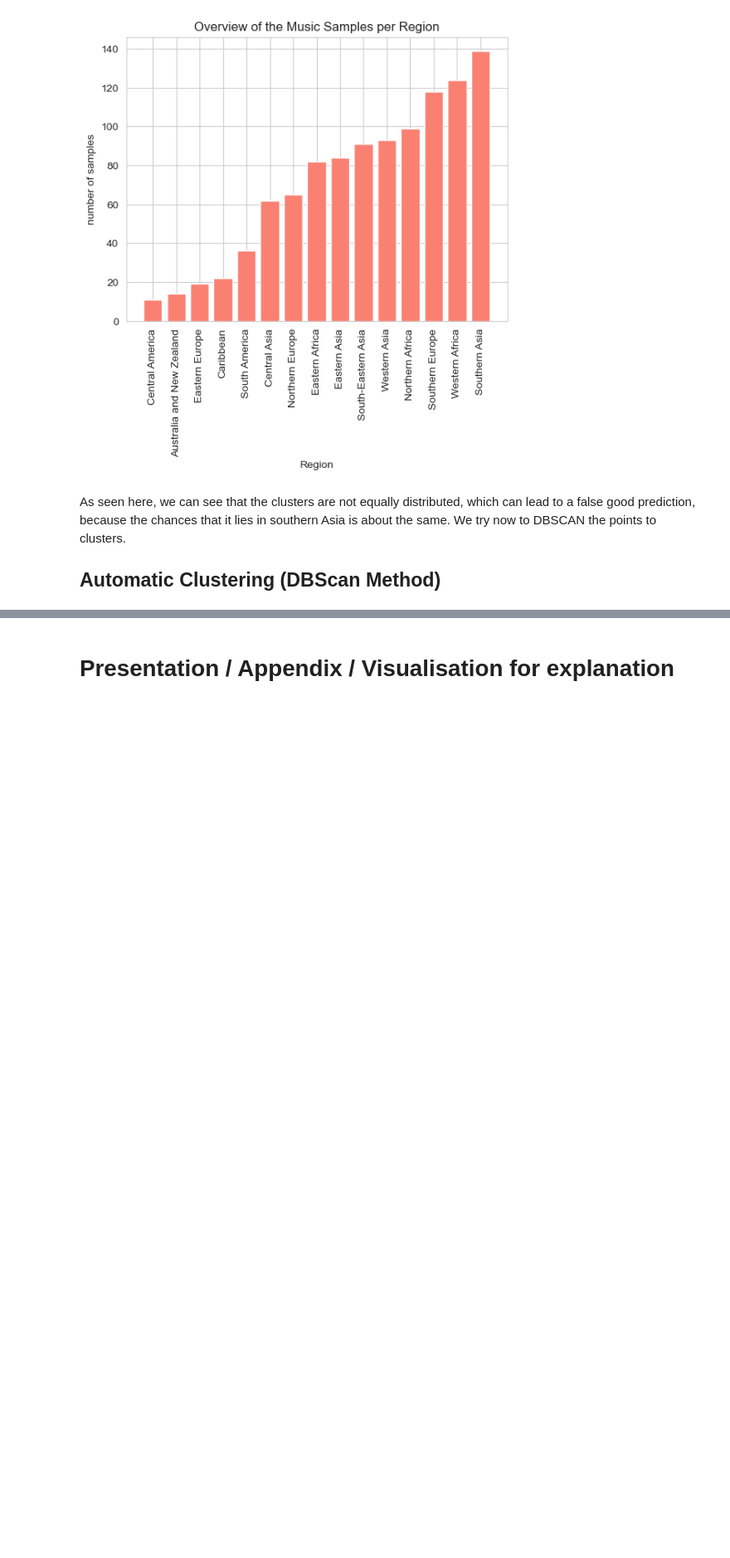
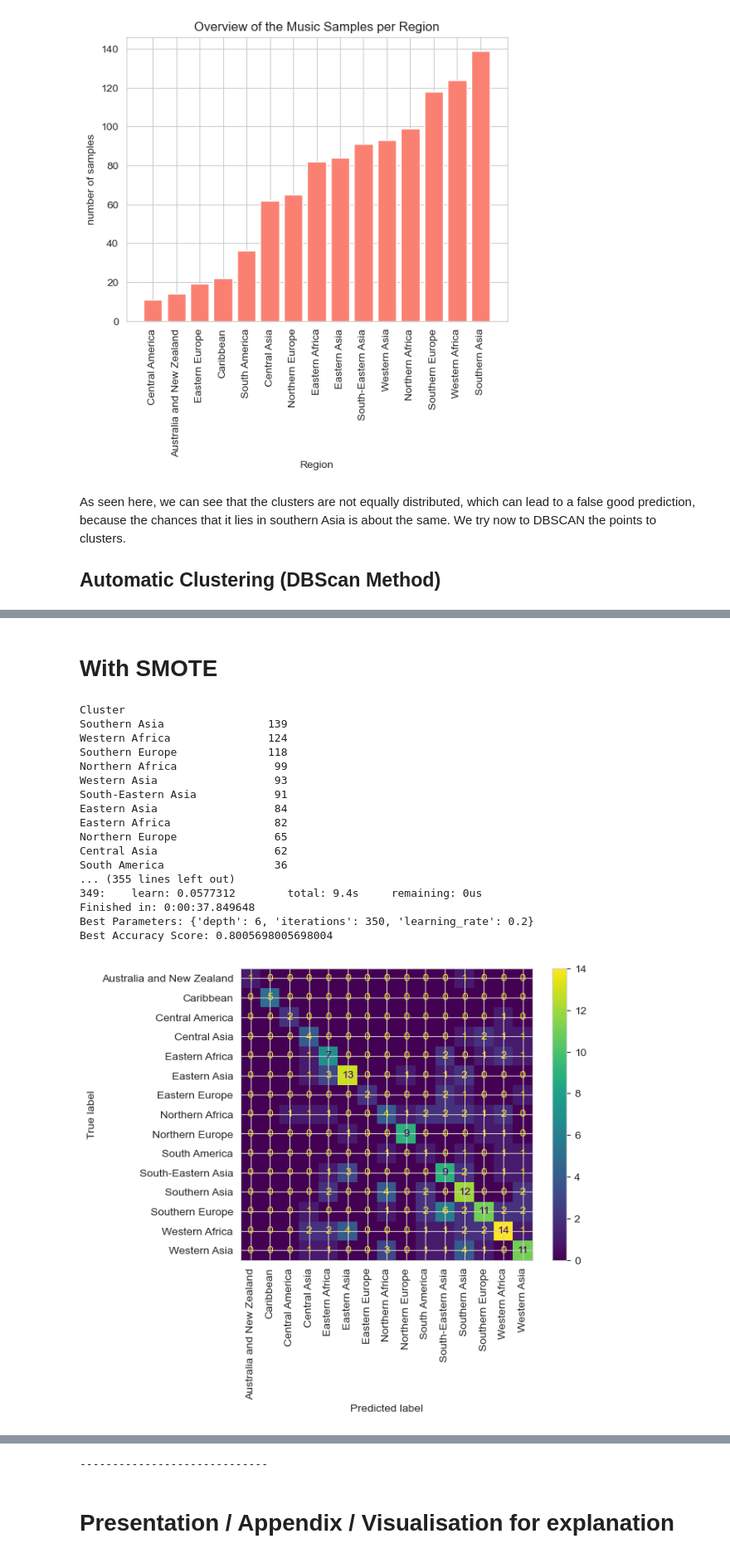
Before and after one commit to widmerc/GEO871, a Jupyter notebook: Project.ipynb, the cells around one changed output, grey strips where cells are left out. Shown at 83% size. Cells and saved outputs as stored; diff of their text form; code cells hidden in the pictures; blank space fills up the shorter version.

```diff
--- a/Project.ipynb
+++ b/Project.ipynb
@@ -412,0 +490,70 @@ Finished in: 0:00:38.907490
+# %% [markdown]
+# With SMOTE
+# %%
+num = 0
+
+for i in [ML_Clustering_Manual,ML_Clustering_DBScan,ML_Clustering_KMeans]:
+
+    print(i["Cluster"].value_counts())
+    start_time = datetime.now()
+    X_train, X_test, y_train, y_test = train_test_split(i.drop("Cluster",axis = 1), i['Cluster'], test_size=0.2)
+    smote = SMOTE(sampling_strategy='auto')
+    X_train_resampled, y_train_resampled = smote.fit_resample(X_train, y_train)
+
+
+    grid_search.fit(X_train_resampled,y_train_resampled)
+    best_params = grid_search.best_params_
+    best_estimator = grid_search.best_estimator_
+    end_time = datetime.now()
+    print(f'Finished in: {end_time-start_time}')
+    best_params = grid_search.best_params_
+    best_accuracy = grid_search.best_score_
+    print("Best Parameters:", best_params)
+    print("Best Accuracy Score:", best_accuracy)
+
+    y_pred = grid_search.best_estimator_.predict(X_test)
+    f1_score(y_test,y_pred,average='weighted')
+    ConfusionMatrixDisplay.from_estimator(grid_search.best_estimator_, X_test, y_test)
+    plt.xticks(rotation=90)  # Set the desired rotation angle
+    plt.show()
+
+    accuracy = accuracy_score(y_test, y_pred)
+    precision = precision_score(y_test, y_pred, average='weighted')
+    recall = recall_score(y_test, y_pred, average='weighted')
+    f1 = f1_score(y_test, y_pred, average='weighted')
+
+    final_matrix.at["Accuracy", f"{names[num]}_SMOTE"] = accuracy
+    final_matrix.at["Precision", f"{names[num]}_SMOTE"] = precision
+    final_matrix.at["Recall", f"{names[num]}_SMOTE"] = recall
+    final_matrix.at["F1 Score (Weighted)", f"{names[num]}_SMOTE"] = f1
+
+
+    scores = [accuracy, precision, recall, f1]
+    score_names = ['Accuracy', 'Precision', 'Recall', 'F1 Score (Weighted)']
+
+    plt.bar(score_names, scores, color='skyblue')
+    plt.title('Model Evaluation Scores (PCA&SMOTE)')
+    plt.ylabel('Score Value')
+    plt.show()
+    num +=1
+
+    print("-----------------------------")
+# %% [output]
+Cluster
+Southern Asia                139
+Western Africa               124
+Southern Europe              118
+Northern Africa               99
+Western Asia                  93
+South-Eastern Asia            91
+Eastern Asia                  84
+Eastern Africa                82
+Northern Europe               65
+Central Asia                  62
+South America                 36
+... (355 lines left out)
+349:    learn: 0.0577312        total: 9.4s     remaining: 0us
+Finished in: 0:00:37.849648
+Best Parameters: {'depth': 6, 'iterations': 350, 'learning_rate': 0.2}
+Best Accuracy Score: 0.8005698005698004
+[figure, added]
@@ -413,3 +599,4 @@ Finished in: 0:00:38.907490
+-----------------------------
 # %% [markdown]
 # Presentation / Appendix / Visualisation for explanation
 # %%
```
Also changed, not shown: parts of 24 cells of this notebook, 8 other files.
